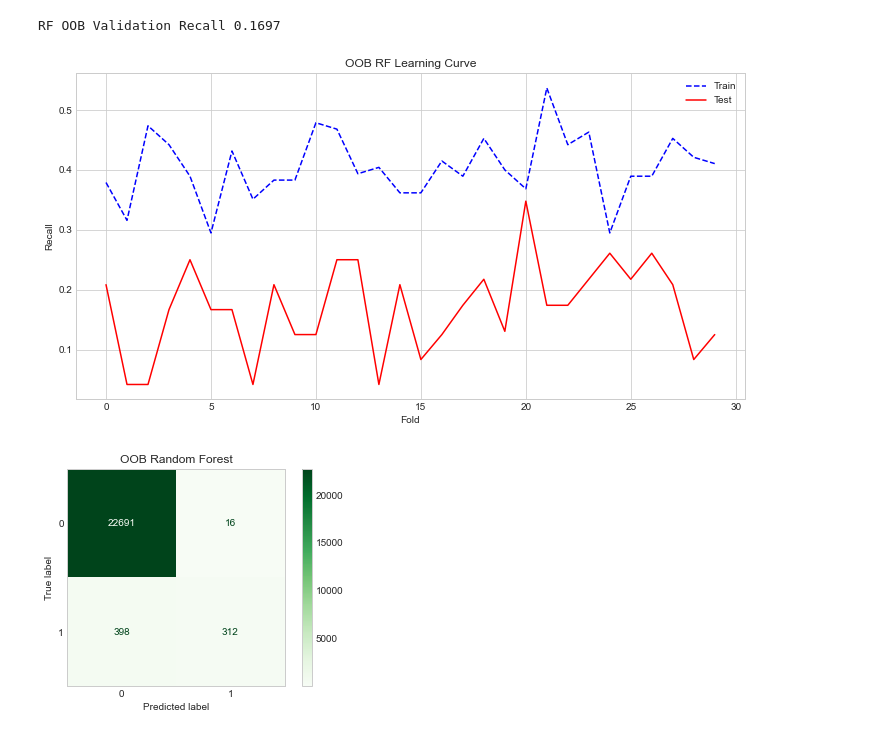
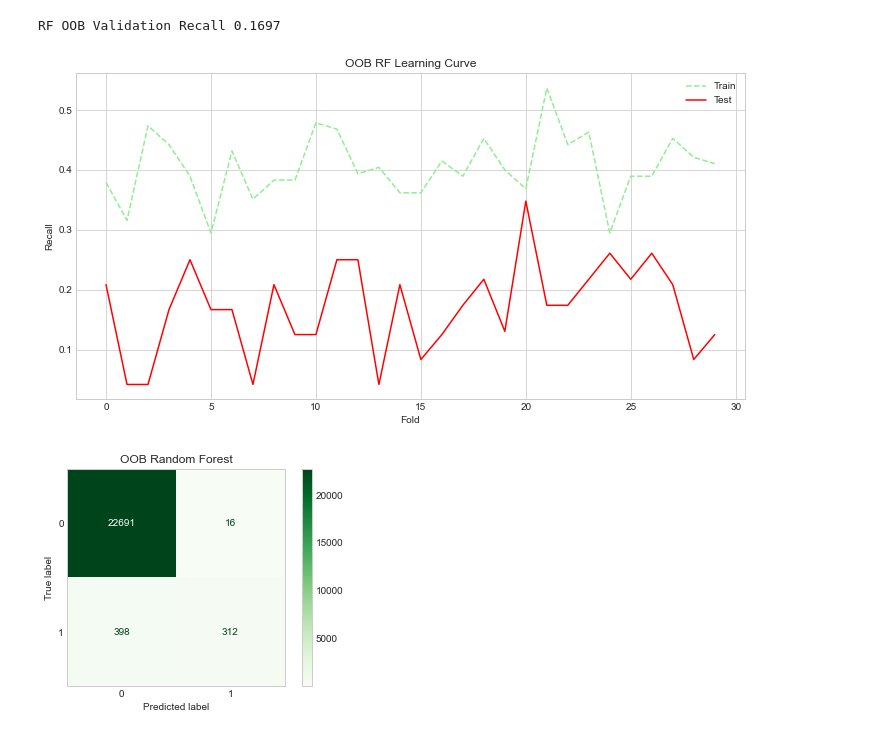
Before and after one commit to czaloumi/fire-risk-analysis, a Jupyter notebook: src/model-comparison.ipynb, the cells around one changed output. Cells and saved outputs as stored; diff of their text form; code cells hidden in the pictures.

```diff
--- a/src/model-comparison.ipynb
+++ b/src/model-comparison.ipynb
@@ -47,14 +47,14 @@ RF OOB Training Recall 0.4046
 RF OOB Validation Recall 0.1697
 # %%
 fig, ax = plt.subplots(figsize=(12,6))
-ax.plot(range(0, len(rf_train_scores)), rf_train_scores, linestyle='--', c='blue', label='Train')
+ax.plot(range(0, len(rf_train_scores)), rf_train_scores, linestyle='--', c='lightgreen', label='Train')
 ax.plot(range(0, len(rf_test_scores)), rf_test_scores, c='red', label='Test')
 ax.set_title('OOB RF Learning Curve')
 ax.set_xlabel('Fold')
 ax.set_ylabel('Recall')
 ax.legend();
 # %% [output]
-[figure, old version]
+[figure, new version]
 # %%
 rf.fit(X_train, y_train)
 plot_confusion_matrix(rf, X_test, y_test, cmap=plt.cm.Greens)
```
Also changed, not shown: parts of 7 cells of this notebook, 1 other file.
